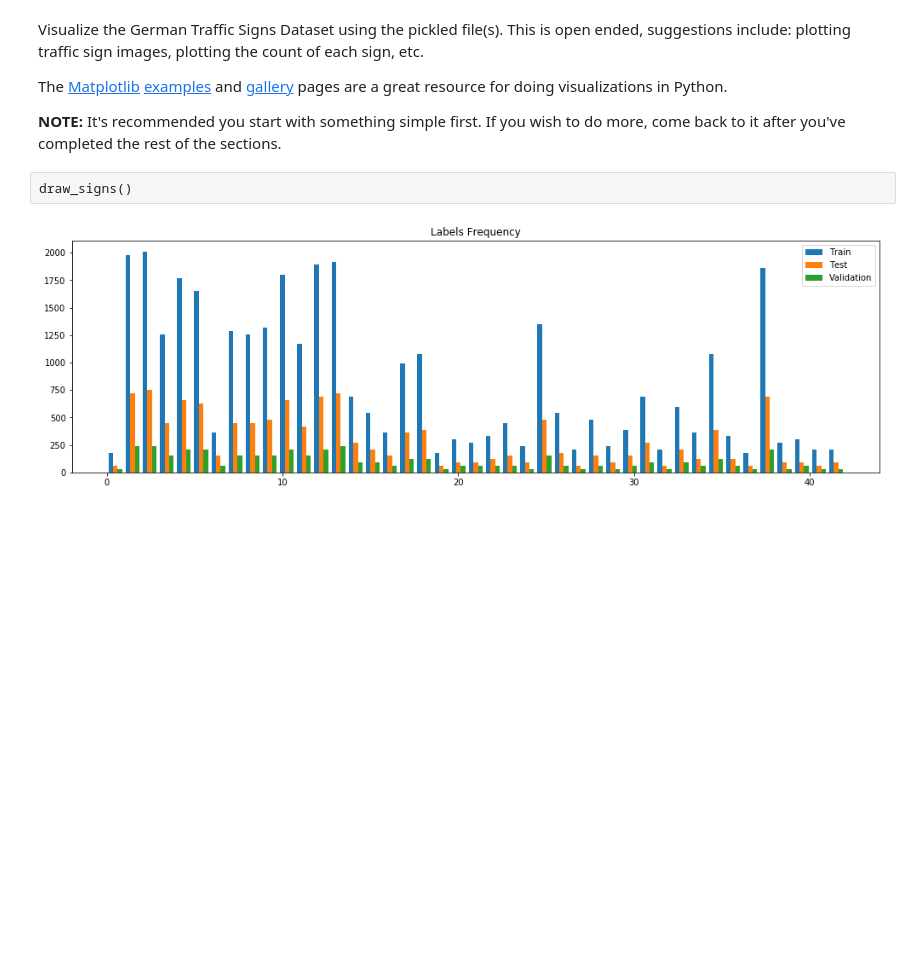
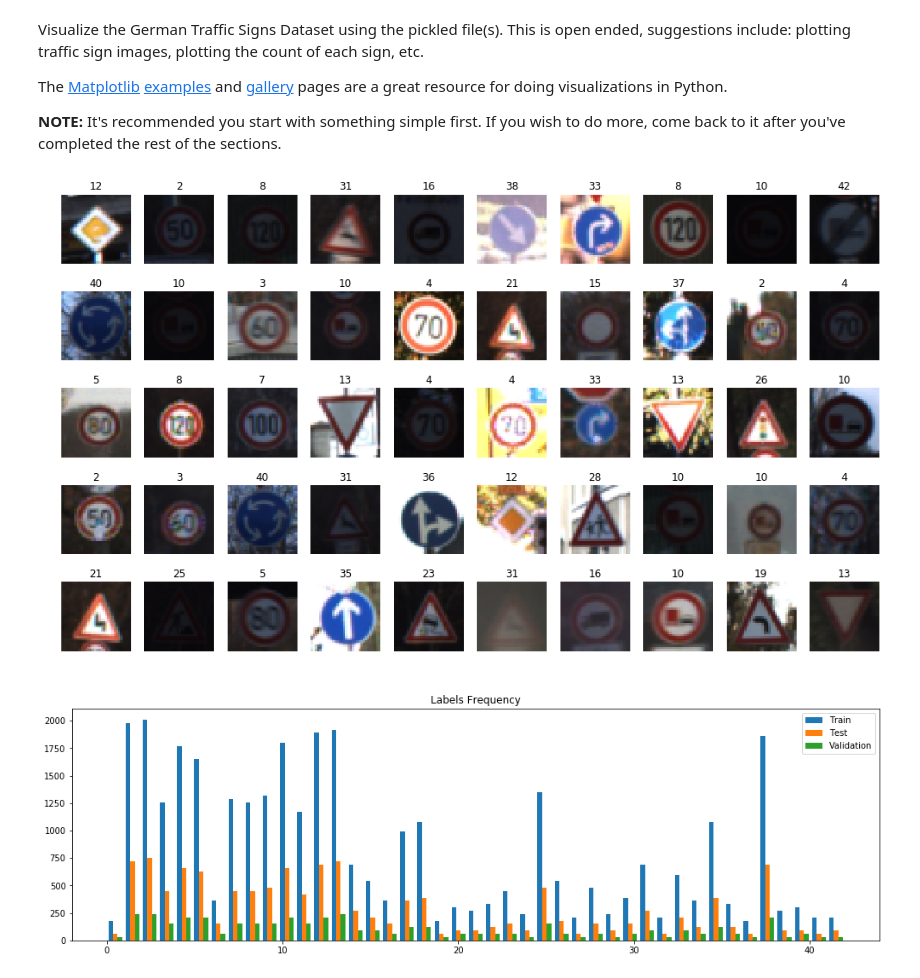
Before and after one commit to tmandzak/CarND-Traffic-Sign-Classifier-Project, a Jupyter notebook: Traffic_Sign_Classifier.ipynb, the cells around one changed output. Saved outputs shown, nothing was run; the diff lists cells and outputs as text; code cells hidden in the pictures; blank space fills up the shorter version.

```diff
--- a/Traffic_Sign_Classifier.ipynb
+++ b/Traffic_Sign_Classifier.ipynb
@@ -109,7 +105,7 @@ The [Matplotlib](http://matplotlib.org/) [examples](http://matplotlib.org/exampl
 ### Data exploration visualization code goes here.
 ### Feel free to use as many code cells as needed.
 # %%
-def draw_signs(X=X_RGB_train, y=y_train, image_sample_size = 50, sign=None):  #sign: None: all random, -1: one random, >-1: defined sign
+def draw_signs(X=X_train, y=y_train, image_sample_size = 50, sign=None):  #sign: None: all random, -1: one random, >-1: defined sign
     n_cols = 10
     n_rows = image_sample_size // n_cols
     fig, axs = plt.subplots(n_rows, n_cols, figsize=(17, 2*n_rows))
@@ -137,8 +133,10 @@ def draw_signs(X=X_RGB_train, y=y_train, image_sample_size = 50, sign=None):  #s
         axs[i].axis('off')
         axs[i].imshow(image)
         axs[i].set_title(image_title)
-# %% [raw]
-draw_signs()
+# %%
+draw_signs()
+# %% [output]
+[figure, added]
 # %%
 plt.figure(figsize=(17,5))
 hist = plt.hist([y_train, y_test, y_valid], bins=n_classes, label=['Train','Test','Validation'])[0]
```
Also changed, not shown: parts of 55 cells of this notebook, 4 other files.
